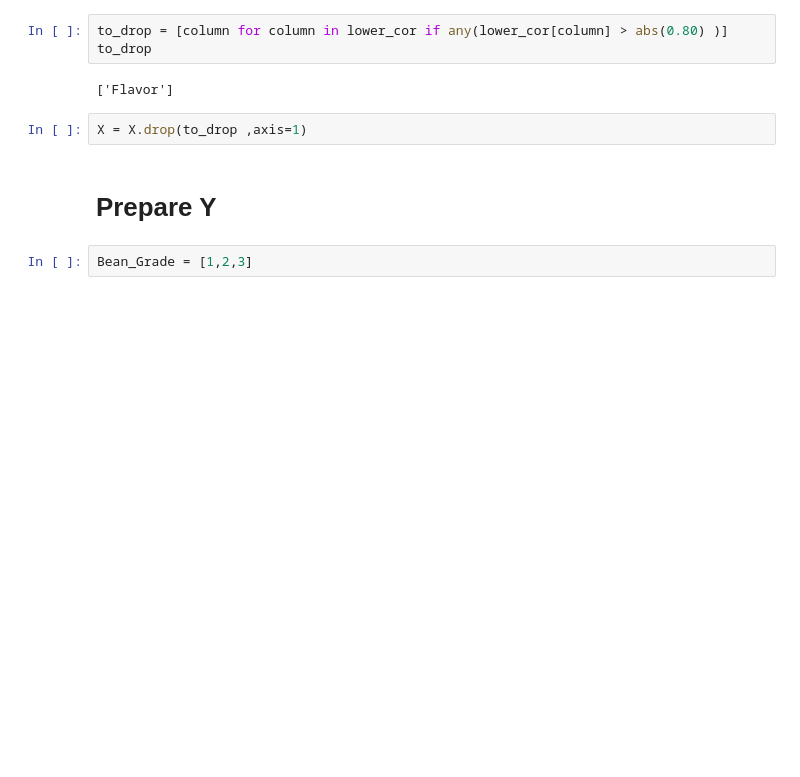
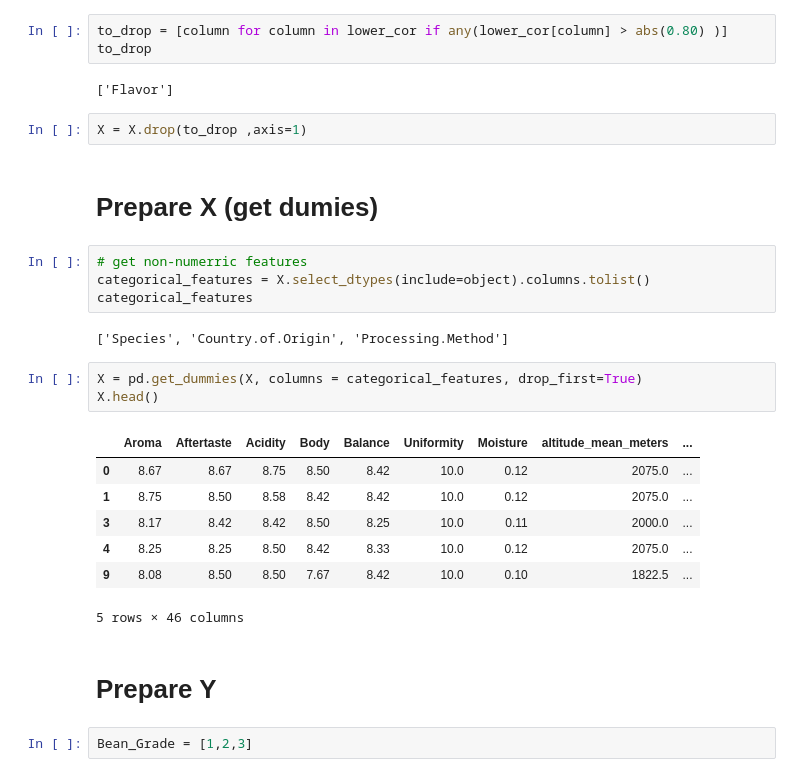
Before and after one commit to aphisit-ths/MACHINE-LEARNING-COURSE2022, a Jupyter notebook: [#7CLASSIFICATION MODEL]/CLASSIFICATION MODEL.ipynb, the cells around one changed output. Saved outputs shown, nothing was run; the diff lists cells and outputs as text; blank space fills up the shorter version.

```diff
--- a/[#7CLASSIFICATION MODEL]/CLASSIFICATION MODEL.ipynb
+++ b/[#7CLASSIFICATION MODEL]/CLASSIFICATION MODEL.ipynb
@@ -194,6 +194,25 @@ to_drop
 ['Flavor']
 # %%
 X = X.drop(to_drop ,axis=1)
+# %% [markdown]
+# Prepare X (get dumies)
+# %%
+# get non-numerric features
+categorical_features = X.select_dtypes(include=object).columns.tolist()
+categorical_features
+# %% [output]
+['Species', 'Country.of.Origin', 'Processing.Method']
+# %%
+X = pd.get_dummies(X, columns = categorical_features, drop_first=True)
+X.head()
+# %% [output]
+|  | Aroma | Aftertaste | Acidity | Body | Balance | Uniformity | Moisture | altitude_mean_meters | ... |
+| 0 | 8.67 | 8.67 | 8.75 | 8.50 | 8.42 | 10.0 | 0.12 | 2075.0 | ... |
+| 1 | 8.75 | 8.50 | 8.58 | 8.42 | 8.42 | 10.0 | 0.12 | 2075.0 | ... |
+| 3 | 8.17 | 8.42 | 8.42 | 8.50 | 8.25 | 10.0 | 0.11 | 2000.0 | ... |
+| 4 | 8.25 | 8.25 | 8.50 | 8.42 | 8.33 | 10.0 | 0.12 | 2075.0 | ... |
+| 9 | 8.08 | 8.50 | 8.50 | 7.67 | 8.42 | 10.0 | 0.10 | 1822.5 | ... |
+5 rows × 46 columns
 # %% [markdown]
 # Prepare Y
 # %%
```
Also changed, not shown: parts of 13 cells of this notebook.
